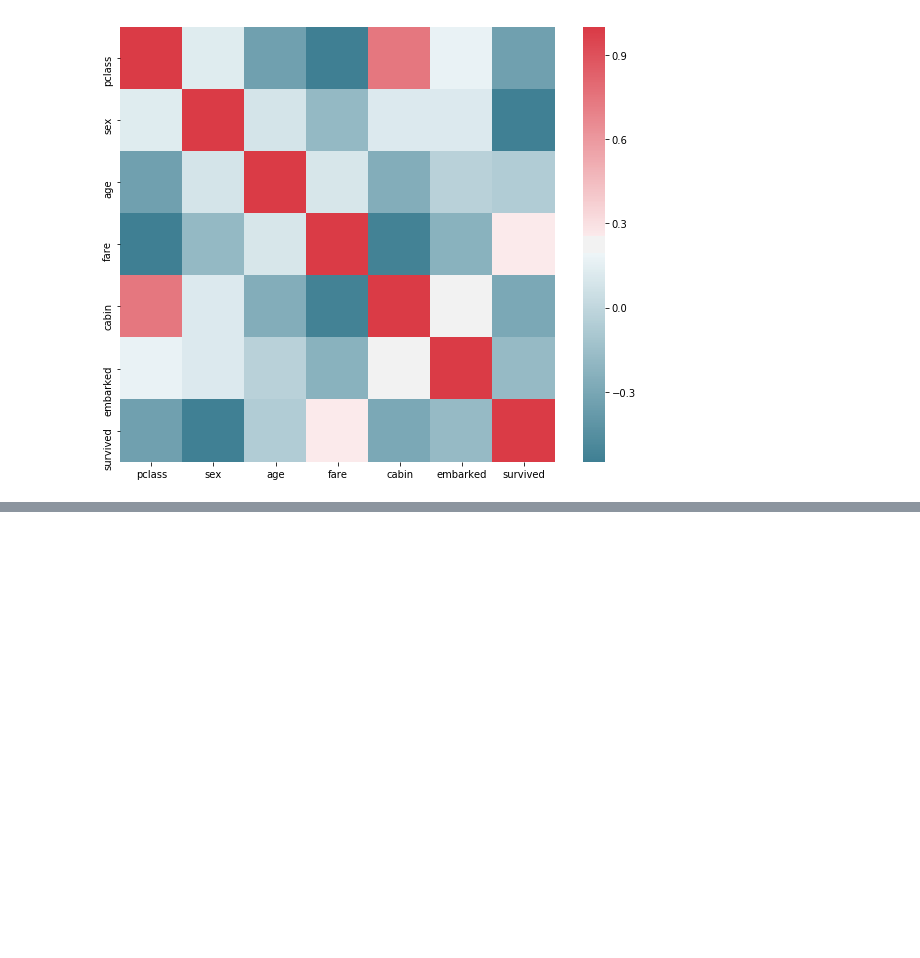
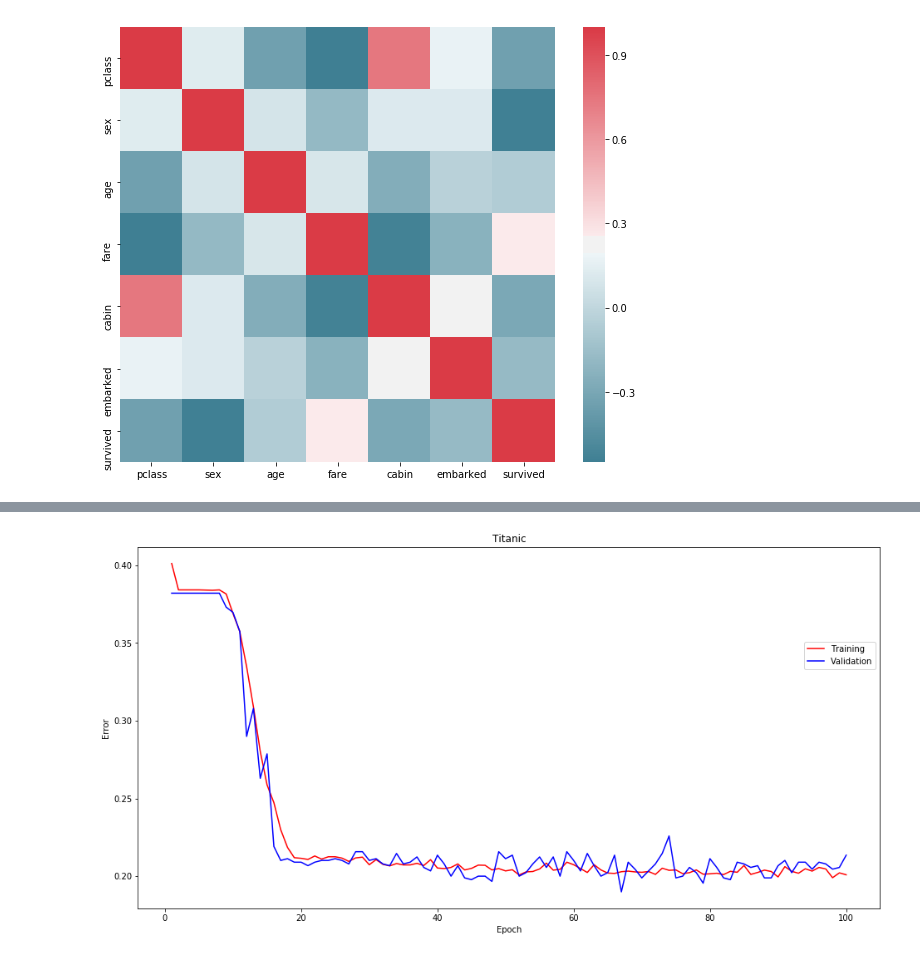
Before and after one commit to matheus-praxedes/Deep-learning, a Jupyter notebook: src/list2_dm.ipynb, the cells around one changed output, grey strips where cells are left out. Drawn from its saved outputs; the diff is of its cells as text; code cells hidden in the pictures; blank space fills up the shorter version.

```diff
--- a/src/list2_dm.ipynb
+++ b/src/list2_dm.ipynb
@@ -108,0 +126,31 @@ y_train = train.filter(['survived'], axis = 1)
+# %%
+n_split = 10
+kfold = StratifiedKFold(n_splits = n_split, shuffle = True, random_state = 11403723)
+
+i = 1
+data_cv_mean = [0, 0, 0]
+for a, b in kfold.split(x_train, y_train):
+
+    print("\rTraining fold: ", i)
+    i += 1
+    dataset = None
+    dataset = DataSet()
+
+    for ind in a:
+        dataset.add(Instance(x_train_list[ind], y_train_list[ind]))
+
+    for ind in b:
+        dataset.add(Instance(x_train_list[ind], y_train_list[ind]))
+
+    net_cv = NeuralNetwork(5, [30, 10, 2], 4*[sig_func])
+    data_cv = net_cv.fit(dataset, "mini-batch", 100, lr_ = 0.1, type = "class", mini_batch_size = 20,
+                      tvt_ratio = [9, 1, 0], momentum_ = 0.8, print_info = False)
+
+    if data_cv_mean[0] == 0:
+        data_cv_mean = data_cv.copy()
+    else:
+        data_cv_mean[1] = [ i+j for i, j in zip(data_cv_mean[1], data_cv[1]) ]
+        data_cv_mean[2] = [ i+j for i, j in zip(data_cv_mean[2], data_cv[2]) ]
+
+data_cv_mean[1] = [ elem/n_split for elem in data_cv_mean[1]]
+data_cv_mean[2] = [ elem/n_split for elem in data_cv_mean[2]]
@@ -108,0 +168,4 @@ y_train = train.filter(['survived'], axis = 1)
+# %%
+plot_graph(data_cv_mean, "Titanic", "Epoch", "Error", figsizex = 16, figsizey = 8)
+# %% [output]
+[figure, added]
```
Also changed, not shown: parts of 5 cells of this notebook.
